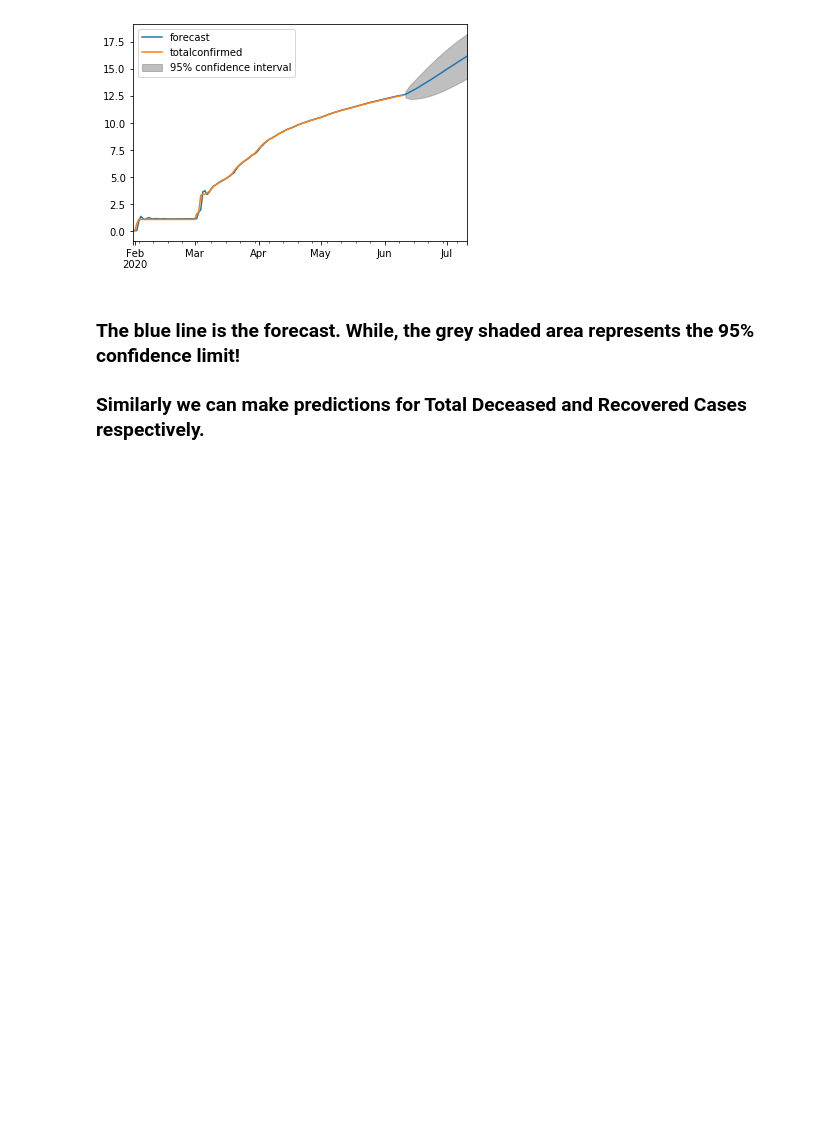
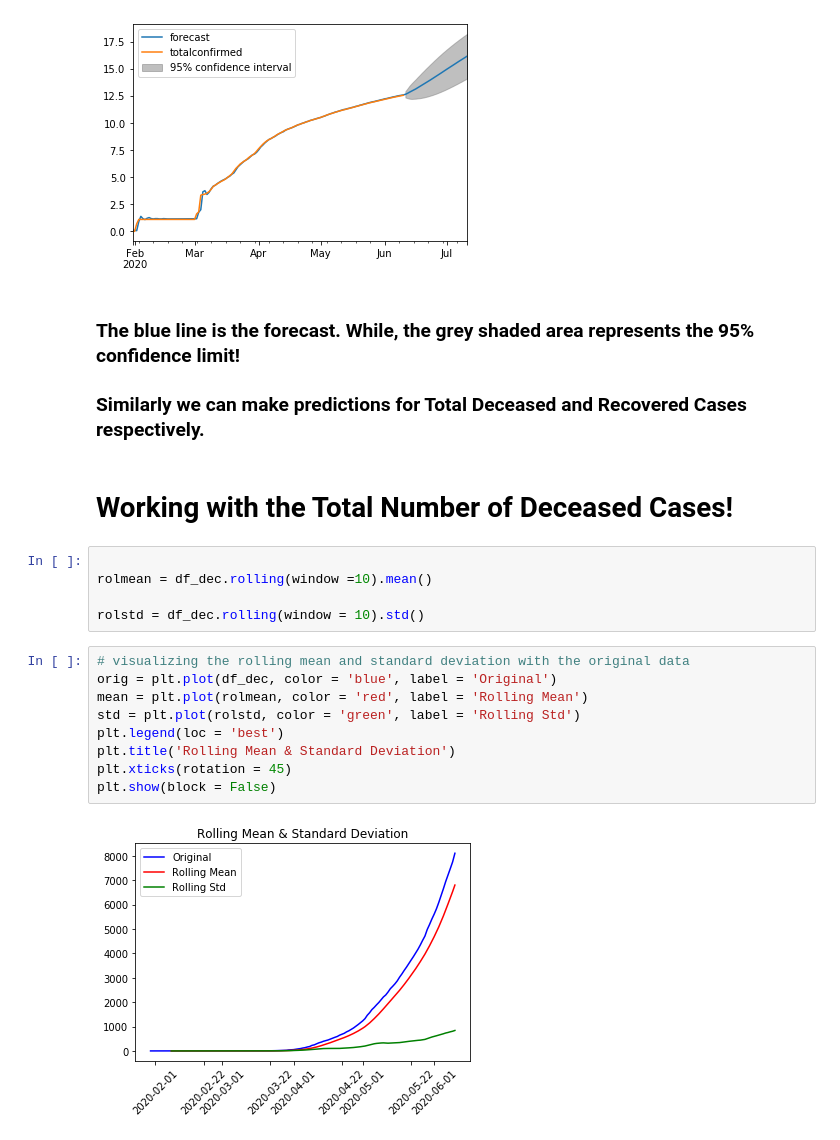
Before and after one commit to NikhilKP631197/ADG--ML-TASKS, a Jupyter notebook: Blog 1/ADG Blog Final!.ipynb, the cells around one changed output. Drawn from its saved outputs; the diff is of its cells as text; blank space fills up the shorter version.

```diff
--- a/Blog 1/ADG Blog Final!.ipynb
+++ b/Blog 1/ADG Blog Final!.ipynb
@@ -306,3 +306,21 @@ x = r_conf.forecast(steps = 30)
 ### The blue line is the forecast. While, the grey shaded area represents the 95% confidence limit!
 
 ### Similarly we can make predictions for Total Deceased and Recovered Cases respectively.
+# %% [markdown]
+# Working with the Total Number of Deceased Cases!
+# %%
+
+rolmean = df_dec.rolling(window =10).mean()
+
+rolstd = df_dec.rolling(window = 10).std()
+# %%
+# visualizing the rolling mean and standard deviation with the original data
+orig = plt.plot(df_dec, color = 'blue', label = 'Original')
+mean = plt.plot(rolmean, color = 'red', label = 'Rolling Mean')
+std = plt.plot(rolstd, color = 'green', label = 'Rolling Std')
+plt.legend(loc = 'best')
+plt.title('Rolling Mean & Standard Deviation')
+plt.xticks(rotation = 45)
+plt.show(block = False)
+# %% [output]
+[figure, added]
```
Also changed, not shown: parts of 35 cells of this notebook.
